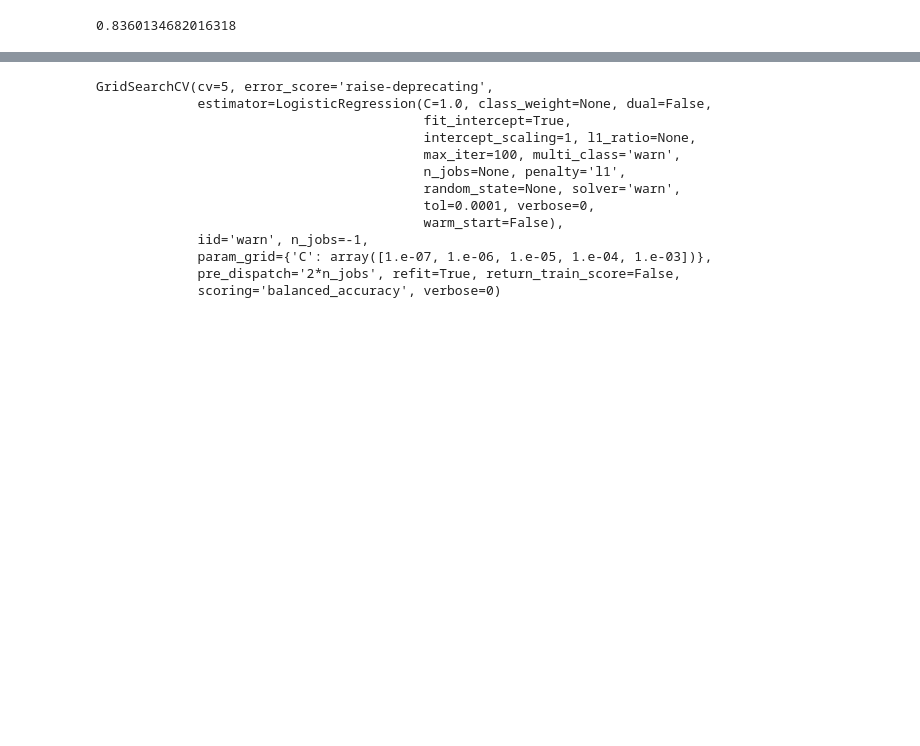
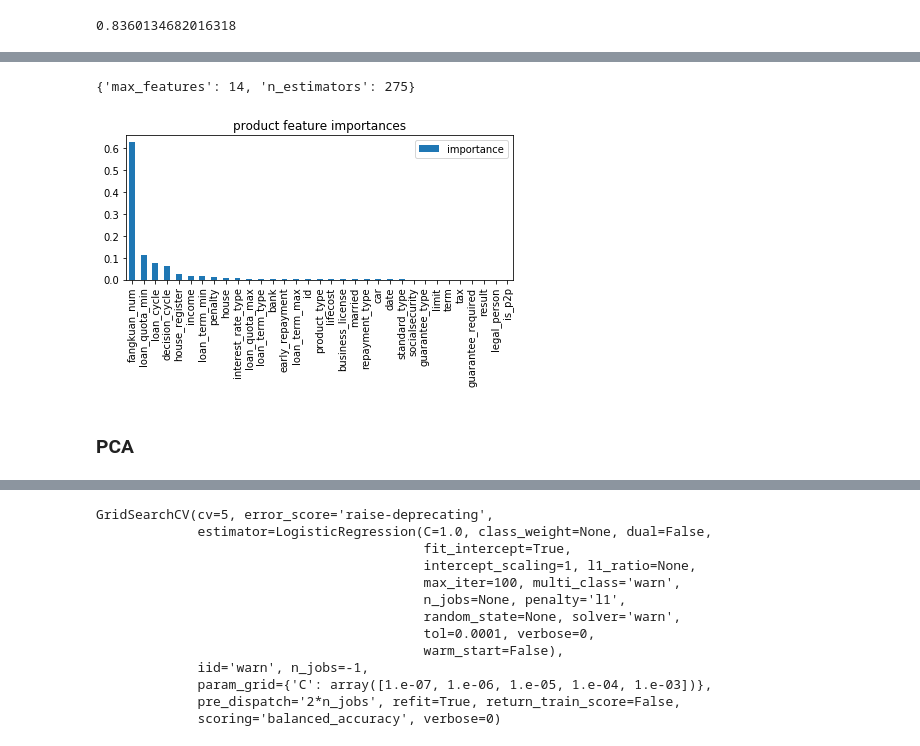
Before and after one commit to apaciorek/grouprong360, a Jupyter notebook: jen/Features_Products.ipynb, the cells around one changed output, grey strips where cells are left out. Saved outputs shown, nothing was run; the diff lists cells and outputs as text; code cells hidden in the pictures; blank space fills up the shorter version.

```diff
--- a/jen/Features_Products.ipynb
+++ b/jen/Features_Products.ipynb
@@ -211,0 +254,12 @@ plt.show()
+# %%
+grid_params = {#'max_depth': range(2,21,3),
+               'max_features': range(6,15,1),
+         #      'min_samples_leaf': range(1,6,5),
+              'n_estimators': range(150,301,25)}
+grid_search2 = GridSearchCV(rfr, grid_params, cv=5,
+                           scoring='r2', n_jobs=-1)
+# %%
+#np.arange(2,21,3)
+#randomforest.set_params(max_depth=10, n_estimators=100)
+#randomforest.fit(features2.fillna(-1), target2)
+grid_search2.fit(features2.fillna(-1), target2)
@@ -211,0 +285,13 @@ plt.show()
+# %%
+grid_search2.best_params_ # 8 range(2,10,1), 250 range(100,301,50)
+# %% [output]
+{'max_features': 14, 'n_estimators': 275}
+# %%
+newdf2 = pd.DataFrame(grid_search2.best_estimator_.feature_importances_, index=features2.columns,
+    columns=['importance'])
+newdf2.sort_values(by='importance', ascending=False).plot.bar()
+plt.title('product feature importances')
+plt.tight_layout()
+plt.show()
+# %% [output]
+[figure, added]
@@ -211,0 +301,2 @@ plt.show()
+# %% [markdown]
+### PCA
```
Also changed, not shown: parts of 49 cells of this notebook.
